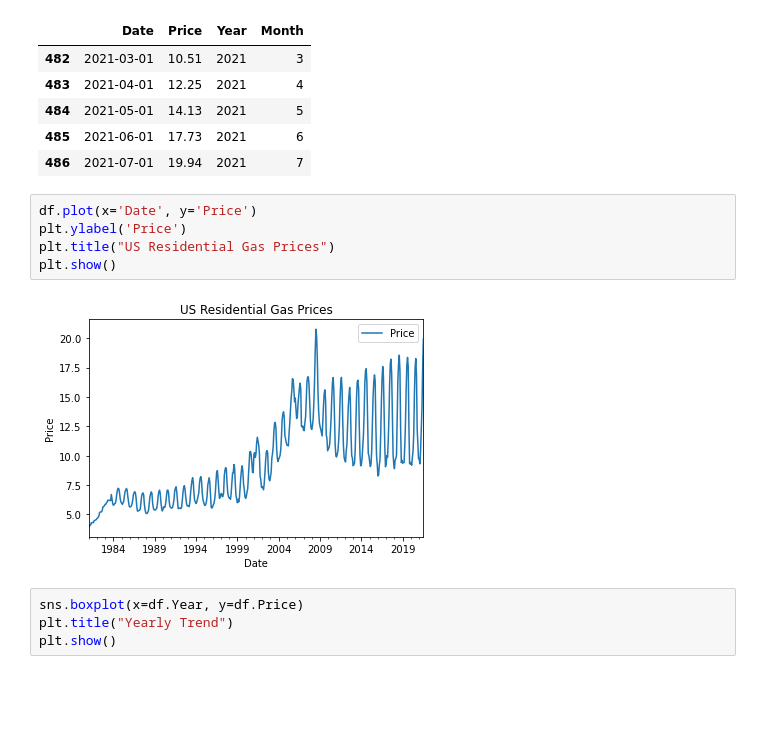
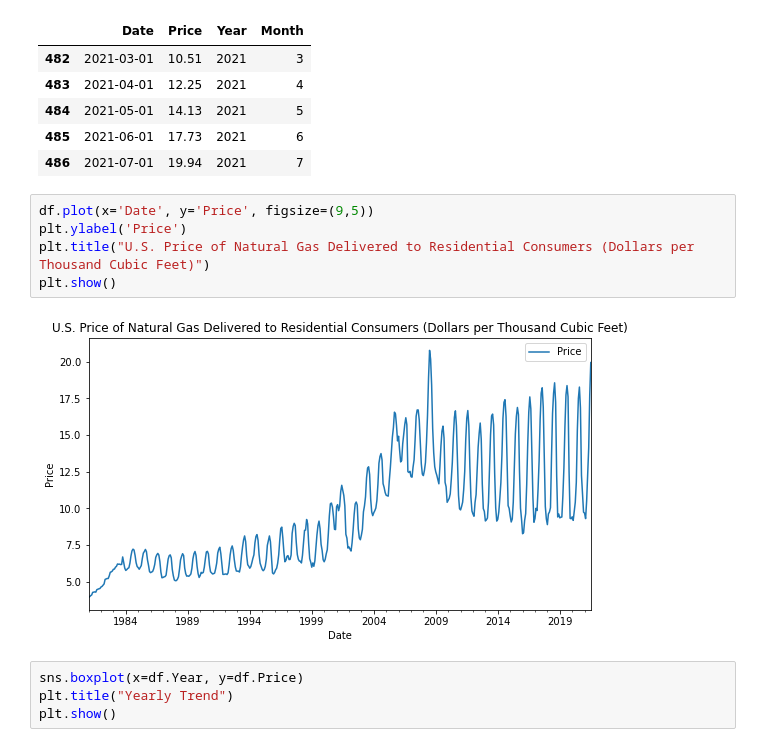
Before and after one commit to ArgentCode/DS201Final, a Jupyter notebook: ARIMA_modelling.ipynb, the cells around one changed output. Saved outputs shown, nothing was run; the diff lists cells and outputs as text; blank space fills up the shorter version.

```diff
--- a/ARIMA_modelling.ipynb
+++ b/ARIMA_modelling.ipynb
@@ -63,12 +63,12 @@ df.tail()
 | 485 | 2021-06-01 | 17.73 | 2021 | 6 |
 | 486 | 2021-07-01 | 19.94 | 2021 | 7 |
 # %%
-df.plot(x='Date', y='Price')
+df.plot(x='Date', y='Price', figsize=(9,5))
 plt.ylabel('Price')
-plt.title("US Residential Gas Prices")
+plt.title("U.S. Price of Natural Gas Delivered to Residential Consumers (Dollars per Thousand Cubic Feet)")
 plt.show()
 # %% [output]
-[figure, old version]
+[figure, new version]
 # %%
 sns.boxplot(x=df.Year, y=df.Price)
 plt.title("Yearly Trend")
```
Also changed, not shown: parts of 5 cells of this notebook.
